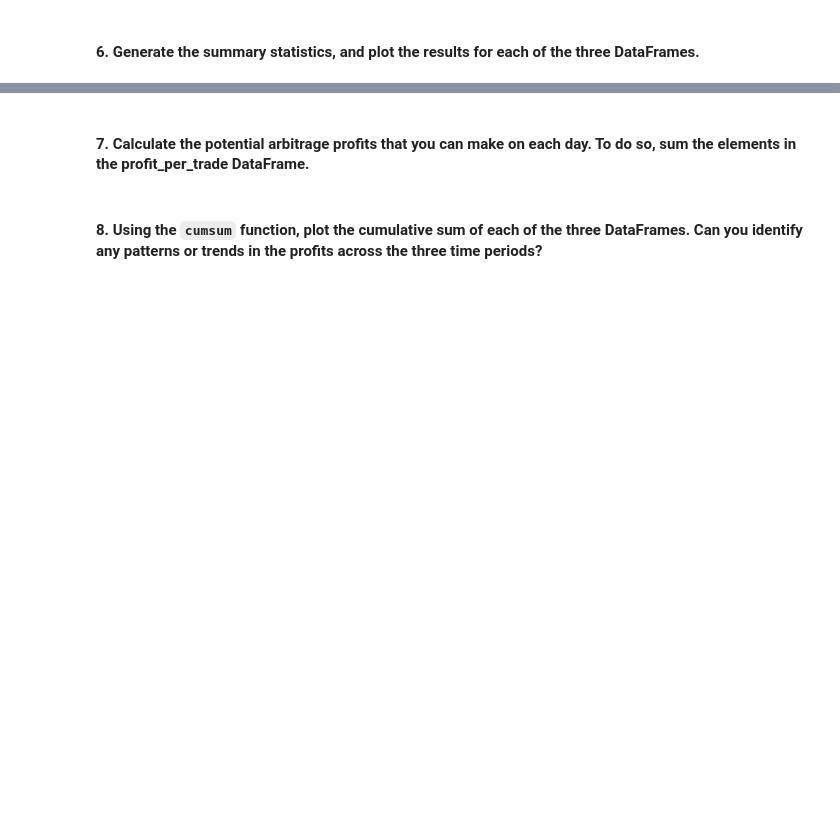
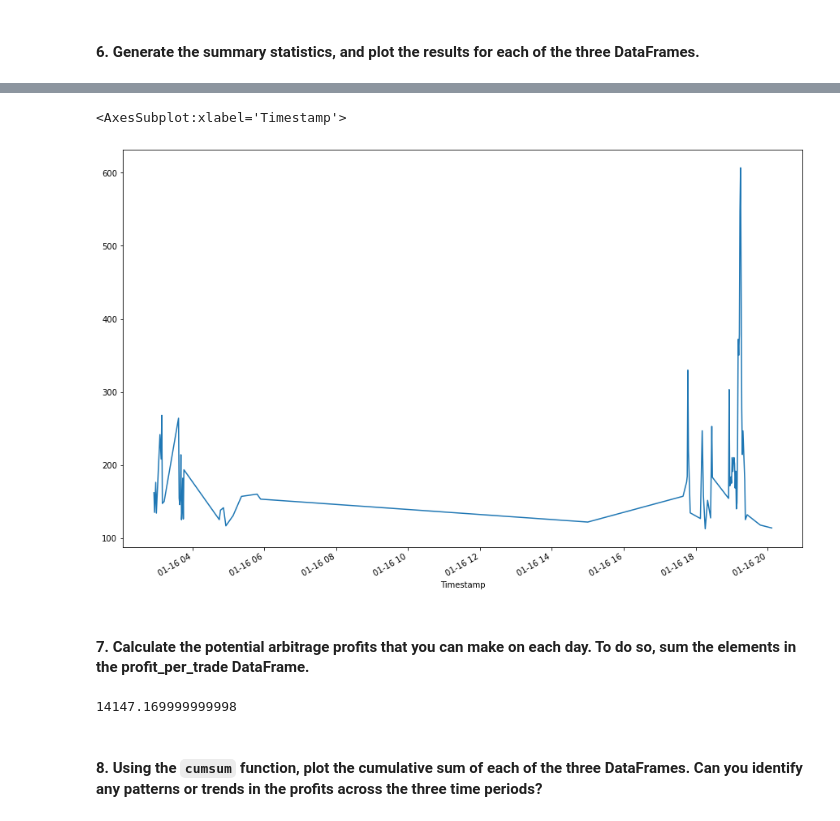
Before and after one commit to asabeti/Module_Challenge_3, a Jupyter notebook: crypto_arbitrage.ipynb, the cells around one changed output, grey strips where cells are left out. Saved outputs shown, nothing was run; the diff lists cells and outputs as text; code cells hidden in the pictures; blank space fills up the shorter version.

```diff
--- a/crypto_arbitrage.ipynb
+++ b/crypto_arbitrage.ipynb
@@ -581,11 +605,12 @@ Name: Close, dtype: float64
 # %%
 # For the date early in the dataset, calculate the potential profit per trade in dollars
 # Multiply the profitable trades by the cost of the Bitcoin that was purchased
-profit_early = # YOUR CODE HERE
+profit_early = profitable_trades_early * bitstamp_sliced.loc['2018-01-16']
+
 
 # Drop any missing values from the profit DataFrame
-profit_per_trade_early = # YOUR CODE HERE
+profit_per_trade_early = profit_early.dropna()
 
 # View the early profit DataFrame
-# YOUR CODE HERE
+profit_per_trade_early.head()
 # %% [output]
@@ -598,11 +639,17 @@ SyntaxError: invalid syntax (2809958748.py, line 3)
 # %%
 # Plot the results for the early profit per trade DataFrame
-# YOUR CODE HERE
+profit_per_trade_early.plot(figsize=(15,10))
+# %% [output]
+<AxesSubplot:xlabel='Timestamp'>
+[figure, added]
 # %% [markdown]
 #### 7. Calculate the potential arbitrage profits that you can make on each day. To do so, sum the elements in the profit_per_trade DataFrame.
 # %%
 # Calculate the sum of the potential profits for the early profit per trade DataFrame
-# YOUR CODE HERE
+early_profit_sum = profit_per_trade_early.sum()
+early_profit_sum
+# %% [output]
+14147.169999999998
 # %% [markdown]
 #### 8. Using the `cumsum` function, plot the cumulative sum of each of the three DataFrames. Can you identify any patterns or trends in the profits across the three time periods?
 # %%
```
Also changed, not shown: parts of 7 cells of this notebook.
